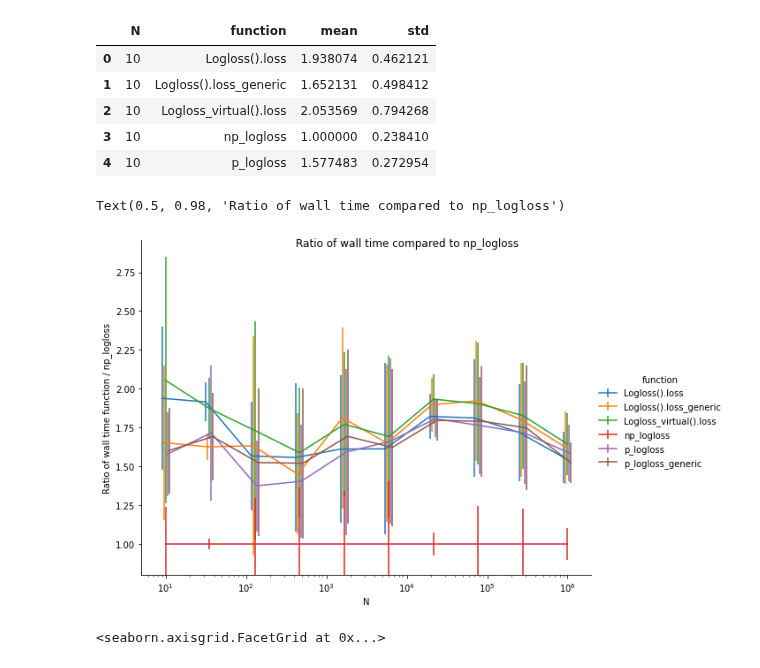
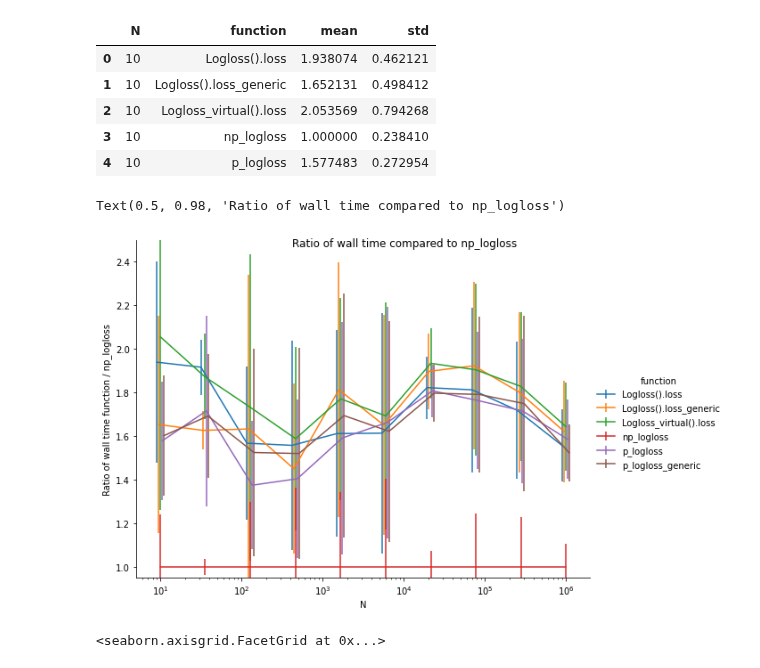
Before and after one commit to lorentzenchr/notebooks, a Jupyter notebook: bench_logloss_Cython.ipynb, the cells around one changed output. Saved outputs shown, nothing was run; the diff lists cells and outputs as text; code cells hidden in the pictures.

```diff
--- a/bench_logloss_Cython.ipynb
+++ b/bench_logloss_Cython.ipynb
@@ -400,14 +400,14 @@ df_plot.loc[df_plot['function'] =='p_logloss_generic', 'N'] *= 1.10
 # %%
 g = sns.FacetGrid(df_plot, hue="function", height=6, aspect=4/3)
 g.map_dataframe(errplot, "N", "mean", "std")
-g.set(ylim=(0.8, None))
+g.set(ylim=(0.95, 2.5))
 g.set(xscale="log")
 g.set_axis_labels(y_var="Ratio of wall time function / np_logloss")
 g.add_legend()
 g.fig.suptitle("Ratio of wall time compared to np_logloss")
 # %% [output]
 Text(0.5, 0.98, 'Ratio of wall time compared to np_logloss')
-[figure, old version]
+[figure, new version]
 # %%
 g = sns.FacetGrid(df.peak_memory.reset_index(), hue="function", height=5, aspect=4/3)
 g.map_dataframe(errplot, "N", "mean", "std")
```
Also changed, not shown: parts of 1 cell of this notebook.
